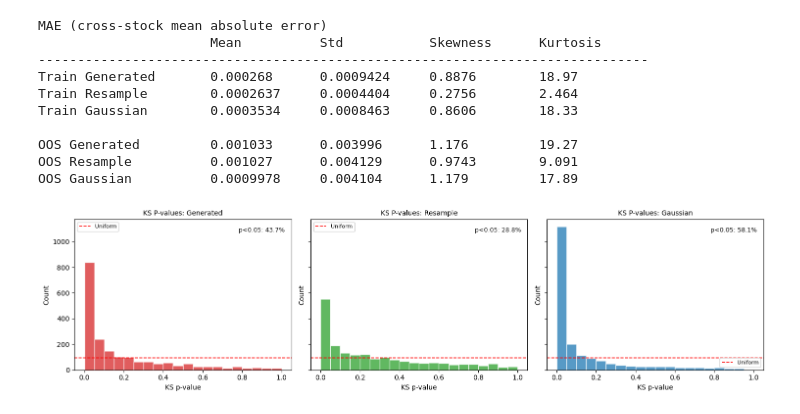
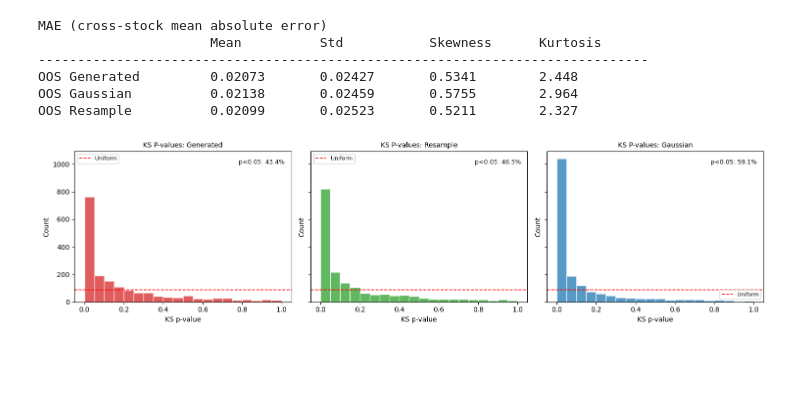
Before and after one commit to yryMax/TailEnhancedFinDiff, a Jupyter notebook: stock_evaluation.ipynb, the cells around one changed output. Drawn from its saved outputs; the diff is of its cells as text; code cells hidden in the pictures; blank space fills up the shorter version.

```diff
--- a/stock_evaluation.ipynb
+++ b/stock_evaluation.ipynb
@@ -74,0 +93,6 @@ resample = resampleScenario.stock_generate(NUM_GENERATE)[:, col_indices]
+# %%
+acc_diffusion = _aggregate(R_gen)
+acc_gaussion = _aggregate(R_gaussian)
+acc_resample = _aggregate(resample)
+acc_test = _aggregate(OOS_traj)
+acc_diffusion.shape, acc_gaussion.shape, acc_resample.shape, acc_test.shape
@@ -142,37 +161,37 @@ header = f"{'':22}" + "".join(f"{m:<{col_w}}" for m in MOMENTS)
 print("MAE (cross-stock mean absolute error)")
 print(header)
 print("-" * len(header))
-for actual_label, m_actual in [("Train", m_actual_tr), ("OOS", m_actual_oos)]:
-    for model_label, m_pred in [("Generated", m_gen), ("Resample", m_rs), ("Gaussian", m_gs)]:
-        label = f"{actual_label} {model_label}"
-        row = f"{label:<22}"
-        for mname in MOMENTS:
-            x, y = m_actual[mname], m_pred[mname]
-            mask = np.isfinite(x) & np.isfinite(y)
-            mae = np.mean(np.abs(x[mask] - y[mask]))
-            row += f"{mae:<{col_w}.4g}"
-        print(row)
-    print()
+for model_label, m_pred in [("Generated", m_gen), ("Gaussian", m_gs), ("Resample", m_factor_rs)]:
+    label = f"OOS {model_label}"
+    row = f"{label:<22}"
+    for mname in MOMENTS:
+        x, y = m_actual_oos[mname], m_pred[mname]
+        mask = np.isfinite(x) & np.isfinite(y)
+        mae = np.mean(np.abs(x[mask] - y[mask]))
+        row += f"{mae:<{col_w}.4g}"
+    print(row)
 # %% [output]
 MAE (cross-stock mean absolute error)
                       Mean          Std           Skewness      Kurtosis
 ------------------------------------------------------------------------------
-Train Generated       0.000268      0.0009424     0.8876        18.97
-Train Resample        0.0002637     0.0004404     0.2756        2.464
-Train Gaussian        0.0003534     0.0008463     0.8606        18.33
-
-OOS Generated         0.001033      0.003996      1.176         19.27
-OOS Resample          0.001027      0.004129      0.9743        9.091
-OOS Gaussian          0.0009978     0.004104      1.179         17.89
+OOS Generated         0.02073       0.02427       0.5341        2.448
+OOS Gaussian          0.02138       0.02459       0.5755        2.964
+OOS Resample          0.02099       0.02523       0.5211        2.327
 # %%
 ## 3.2 Distribution of KS Test P-values (all models vs OOS)
+op = 2
+R_gen_a = _aggregate(R_gen,      op)
+R_gs_a  = _aggregate(R_gaussian, op)
+R_rs_a  = _aggregate(resample,   op)
+oos_a   = _aggregate(OOS_traj, op) if op == 1 else R_test
+
 pvals_gen_oos, pvals_rs_oos, pvals_gs_oos = [], [], []
-S = R_train.shape[1]
+S = R_test.shape[1]
 for s in range(S):
-    g   = R_gen[:, s];      g   = g[np.isfinite(g)]
-    rs  = R_rs[:, s];       rs  = rs[np.isfinite(rs)]
-    gs  = R_gaussian[:, s]; gs  = gs[np.isfinite(gs)]
-    oos = R_test[:, s];     oos = oos[np.isfinite(oos)]
+    g   = R_gen_a[:, s]; g  = g[np.isfinite(g)]
+    rs  = R_rs_a[:, s];  rs = rs[np.isfinite(rs)]
+    gs  = R_gs_a[:, s];  gs = gs[np.isfinite(gs)]
+    oos = oos_a[:, s];   oos = oos[np.isfinite(oos)]
     if len(g)  > 5 and len(oos) > 5: pvals_gen_oos.append(ks_2samp(g,  oos).pvalue)
     if len(rs) > 5 and len(oos) > 5: pvals_rs_oos.append( ks_2samp(rs, oos).pvalue)
     if len(gs) > 5 and len(oos) > 5: pvals_gs_oos.append( ks_2samp(gs, oos).pvalue)
@@ -182,34 +201,34 @@ pvals_rs_oos  = np.array(pvals_rs_oos)
 pvals_gs_oos  = np.array(pvals_gs_oos)
 
 fig, axes = plt.subplots(1, 3, figsize=(15, 4), sharey=True)
 
 n_bins = 20
 y_max = max(
     np.histogram(pvals_gen_oos, bins=n_bins, range=(0, 1))[0].max(),
     np.histogram(pvals_rs_oos,  bins=n_bins, range=(0, 1))[0].max(),
     np.histogram(pvals_gs_oos,  bins=n_bins, range=(0, 1))[0].max(),
 )
 
 for ax, pv, label, color in [
     (axes[0], pvals_gen_oos, "Generated", "#d62728"),
     (axes[1], pvals_rs_oos,  "Resample",  "#2ca02c"),
     (axes[2], pvals_gs_oos,  "Gaussian",  "#1f78b4"),
 ]:
     ax.hist(pv, bins=n_bins, range=(0, 1), color=color, alpha=0.75, edgecolor="white")
     ax.axhline(len(pv) / n_bins, color="red", linestyle="--", lw=1.2, label="Uniform")
     ax.set_xlabel("KS p-value", fontsize=10)
     ax.set_ylabel("Count", fontsize=10)
     ax.set_title(f"KS P-values: {label}", fontsize=10)
     ax.set_ylim(0, y_max * 1.05)
     ax.legend(fontsize=8)
     frac = (pv < 0.05).mean()
     ax.text(0.97, 0.95, f"p<0.05: {frac:.1%}", transform=ax.transAxes,
             ha="right", va="top", fontsize=9)
 
 fig.tight_layout()
 plt.show()
 # %% [output]
-[figure, old version]
+[figure, new version]
 # %%
 col_w = 20
 header = (f"{'':16}" + f"{'Generated':<{col_w}}"
```
Also changed, not shown: parts of 24 cells of this notebook, 7 other files.
